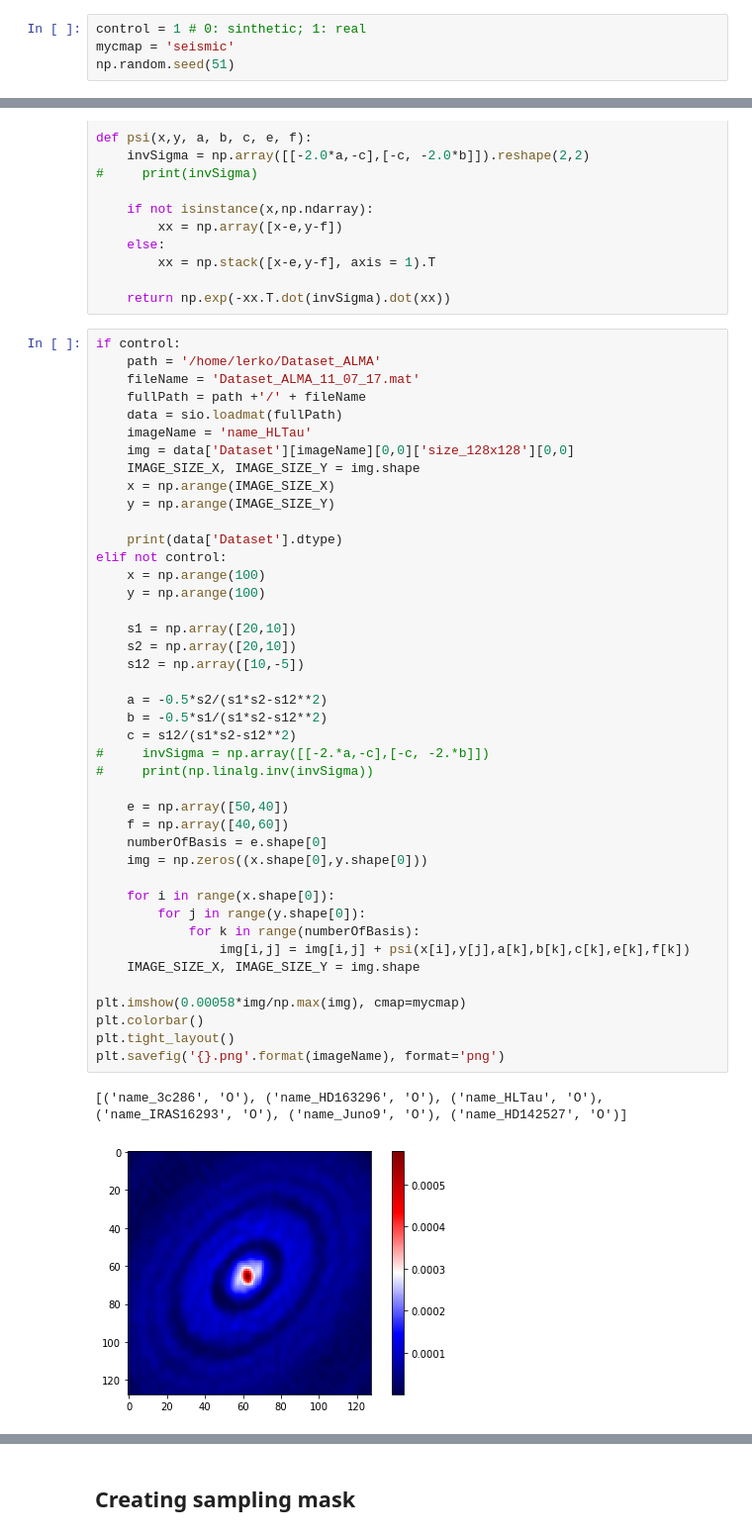
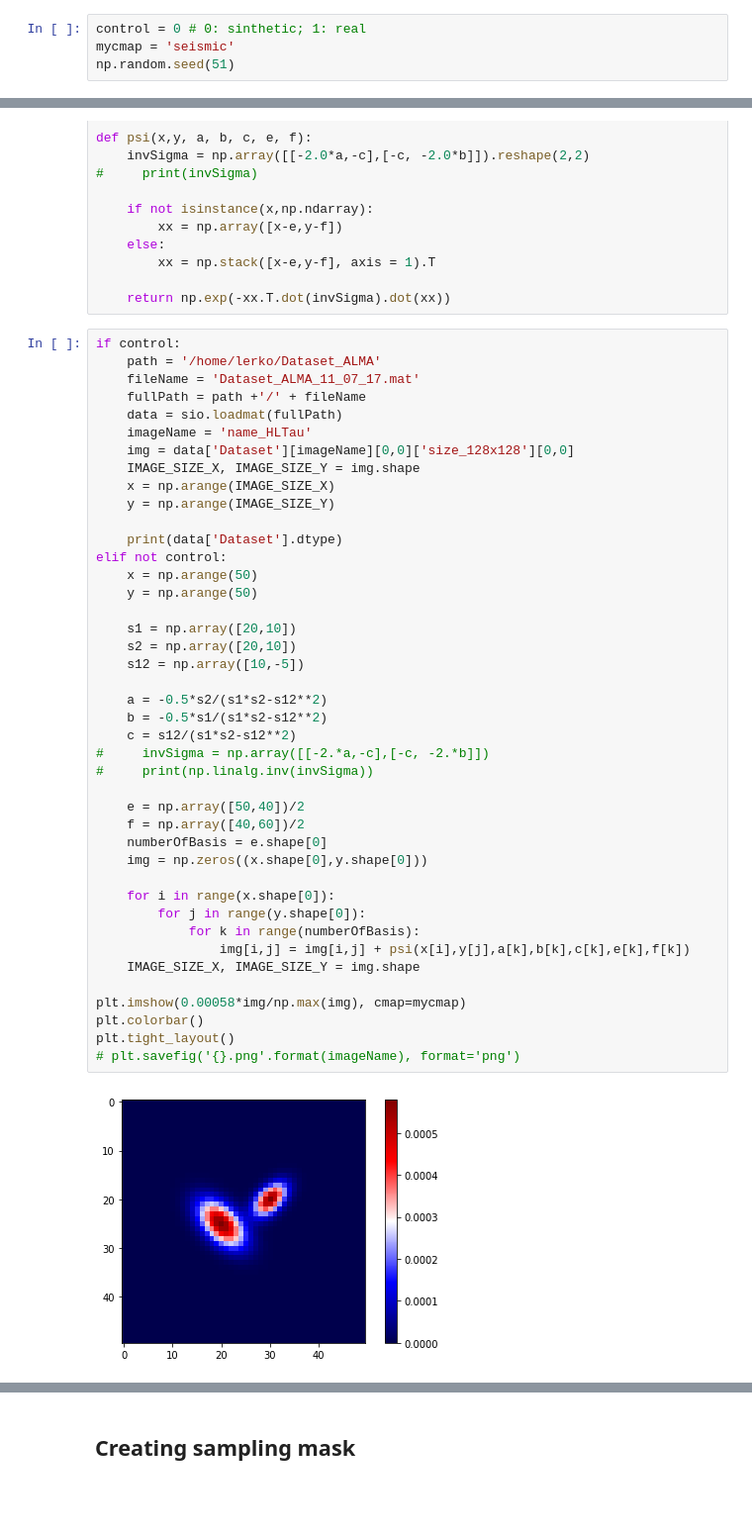
Before and after one commit to lerkoah/BayesianInterferometryIDS, a Jupyter notebook: src/testing_spectral_estimatio_model.ipynb, the cells around one changed output, grey strips where cells are left out. Shown at 99% size. Saved outputs shown, nothing was run; the diff lists cells and outputs as text; blank space fills up the shorter version.

```diff
--- a/src/testing_spectral_estimatio_model.ipynb
+++ b/src/testing_spectral_estimatio_model.ipynb
@@ -8,7 +8,7 @@ import matplotlib.pyplot as plt
 # %% [markdown]
 # Obtaining Data
 # %%
-control = 1 # 0: sinthetic; 1: real
+control = 0 # 0: sinthetic; 1: real
 mycmap = 'seismic'
 np.random.seed(51)
 # %%
@@ -56,40 +56,39 @@ if control:
     IMAGE_SIZE_X, IMAGE_SIZE_Y = img.shape
     x = np.arange(IMAGE_SIZE_X)
     y = np.arange(IMAGE_SIZE_Y)
 
     print(data['Dataset'].dtype)
 elif not control:
-    x = np.arange(100)
-    y = np.arange(100)
+    x = np.arange(50)
+    y = np.arange(50)
 
     s1 = np.array([20,10])
     s2 = np.array([20,10])
     s12 = np.array([10,-5])
 
     a = -0.5*s2/(s1*s2-s12**2)
     b = -0.5*s1/(s1*s2-s12**2)
     c = s12/(s1*s2-s12**2)
 #     invSigma = np.array([[-2.*a,-c],[-c, -2.*b]])
 #     print(np.linalg.inv(invSigma))
 
-    e = np.array([50,40])
-    f = np.array([40,60])
+    e = np.array([50,40])/2
+    f = np.array([40,60])/2
     numberOfBasis = e.shape[0]
     img = np.zeros((x.shape[0],y.shape[0]))
 
     for i in range(x.shape[0]):
         for j in range(y.shape[0]):
             for k in range(numberOfBasis):
                 img[i,j] = img[i,j] + psi(x[i],y[j],a[k],b[k],c[k],e[k],f[k])
     IMAGE_SIZE_X, IMAGE_SIZE_Y = img.shape
 
 plt.imshow(0.00058*img/np.max(img), cmap=mycmap)
 plt.colorbar()
 plt.tight_layout()
-plt.savefig('{}.png'.format(imageName), format='png')
+# plt.savefig('{}.png'.format(imageName), format='png')
 # %% [output]
-[('name_3c286', 'O'), ('name_HD163296', 'O'), ('name_HLTau', 'O'), ('name_IRAS16293', 'O'), ('name_Juno9', 'O'), ('name_HD142527', 'O')]
-[figure, old version]
+[figure, new version]
 # %%
 # Calculate the spectrum
 img_fft= np.fft.fft2(img)
```
Also changed, not shown: parts of 19 cells of this notebook, 7 other files.
